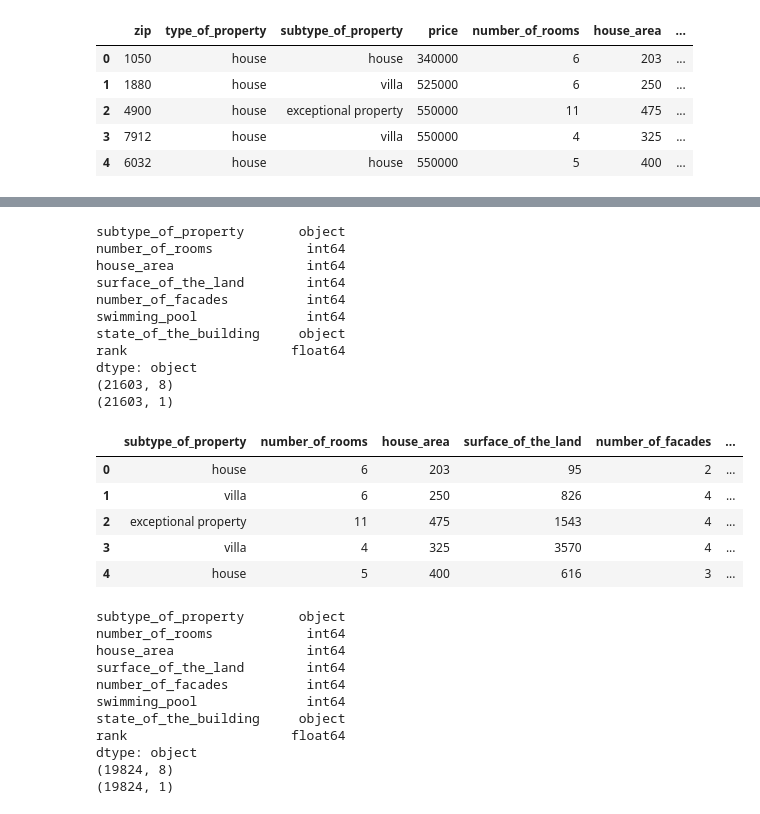
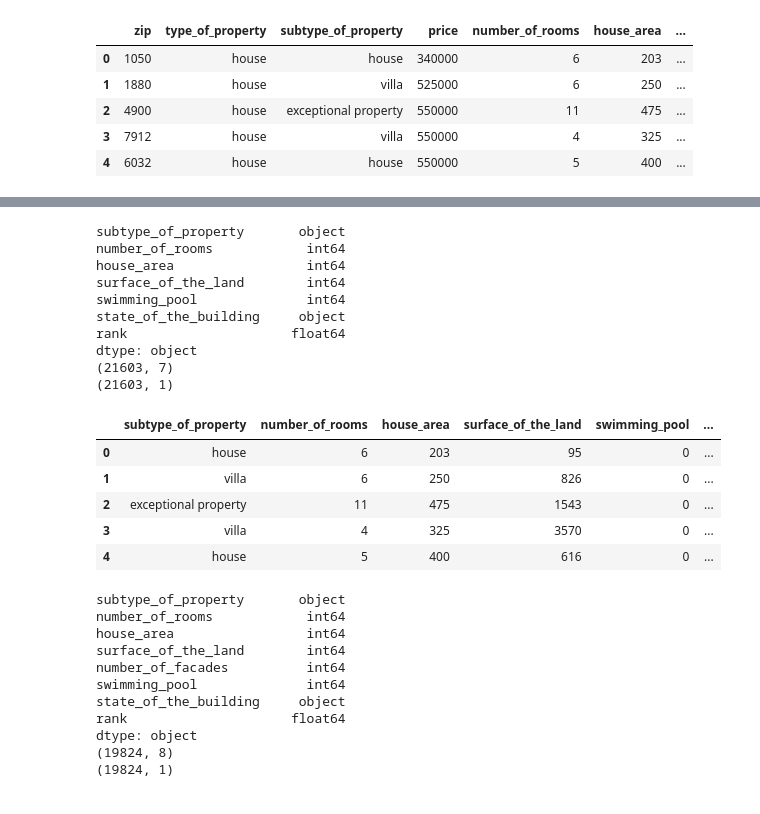
Before and after one commit to Demesmaeker/ImmoEliza, a Jupyter notebook: ML model/Test02 - Gradient Boosting Regression.ipynb, the cells around one changed output, grey strips where cells are left out. Drawn from its saved outputs; the diff is of its cells as text; code cells hidden in the pictures.

```diff
--- a/ML model/Test02 - Gradient Boosting Regression.ipynb
+++ b/ML model/Test02 - Gradient Boosting Regression.ipynb
@@ -17,31 +36,30 @@ df.head()
 house = df[df['type_of_property'] == 'house']
 apart = df[df['type_of_property'] == 'apartment']
 # %%
-hX = house.drop(['zip', 'type_of_property',  'price', 'commune', 'province', 'region'], axis=1)
+hX = house.drop(['zip', 'type_of_property',  'price', 'commune', 'province', 'region', 'number_of_facades'], axis=1)
 hy = pd.DataFrame()
 hy['price'] = house['price']
 print(hX.dtypes)
 print(hX.shape)
 print(hy.shape)
 hX.head()
 # %% [output]
 subtype_of_property       object
 number_of_rooms            int64
 house_area                 int64
 surface_of_the_land        int64
-number_of_facades          int64
 swimming_pool              int64
 state_of_the_building     object
 rank                     float64
 dtype: object
-(21603, 8)
+(21603, 7)
 (21603, 1)
-|  | subtype_of_property | number_of_rooms | house_area | surface_of_the_land | number_of_facades | ... |
-| 0 | house | 6 | 203 | 95 | 2 | ... |
-| 1 | villa | 6 | 250 | 826 | 4 | ... |
-| 2 | exceptional property | 11 | 475 | 1543 | 4 | ... |
-| 3 | villa | 4 | 325 | 3570 | 4 | ... |
-| 4 | house | 5 | 400 | 616 | 3 | ... |
+|  | subtype_of_property | number_of_rooms | house_area | surface_of_the_land | swimming_pool | ... |
+| 0 | house | 6 | 203 | 95 | 0 | ... |
+| 1 | villa | 6 | 250 | 826 | 0 | ... |
+| 2 | exceptional property | 11 | 475 | 1543 | 0 | ... |
+| 3 | villa | 4 | 325 | 3570 | 0 | ... |
+| 4 | house | 5 | 400 | 616 | 0 | ... |
 # %%
 aX = apart.drop(['zip', 'type_of_property',  'price', 'commune', 'province', 'region'], axis=1)
 ay = pd.DataFrame()
```
Also changed, not shown: parts of 9 cells of this notebook, 3 other files.
